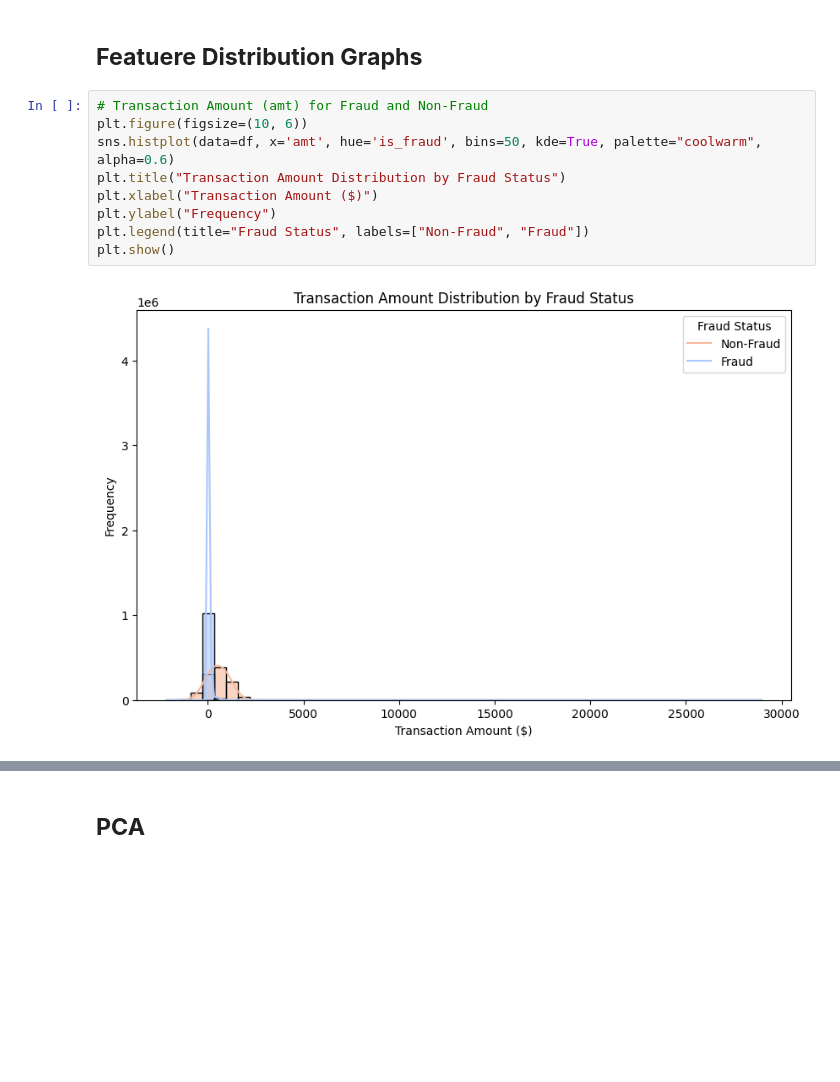
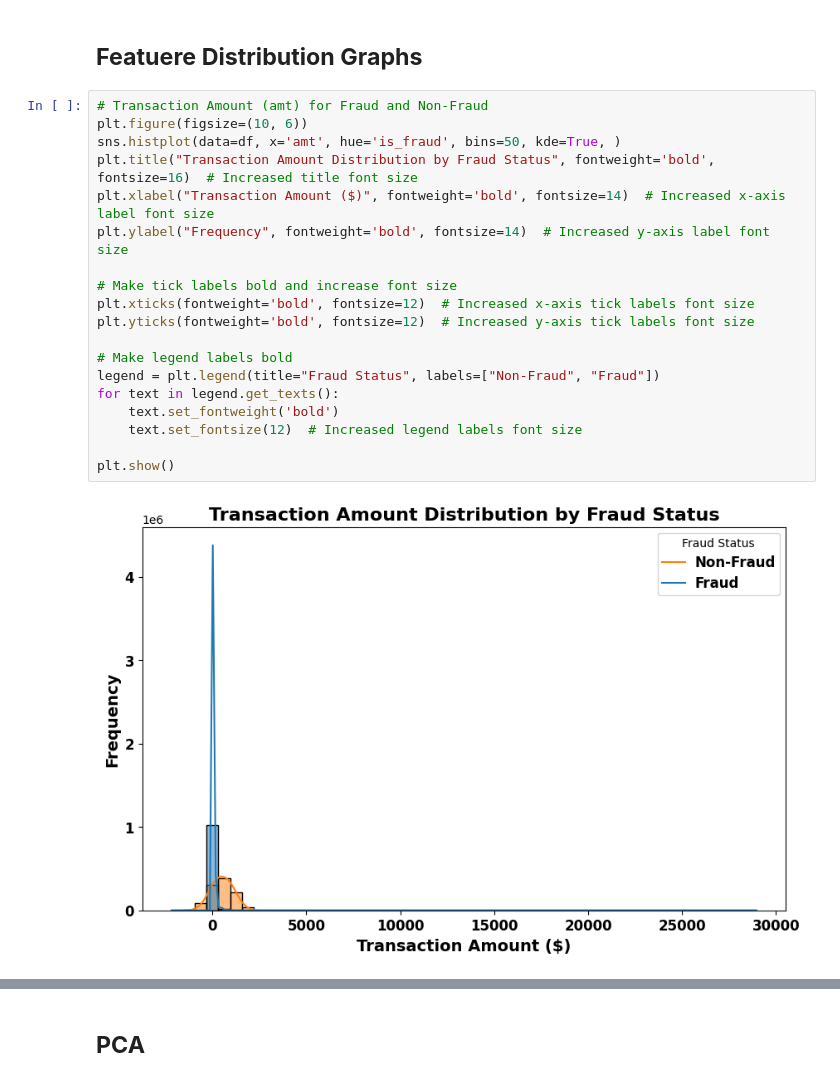
Before and after one commit to SabaIsrar/Project, a Jupyter notebook: CodeFile_Final.ipynb, the cells around one changed output, grey strips where cells are left out. Cells and saved outputs as stored; diff of their text form; blank space fills up the shorter version.

```diff
--- a/CodeFile_Final.ipynb
+++ b/CodeFile_Final.ipynb
@@ -181,14 +182,24 @@ Passing `palette` without assigning `hue` is deprecated and will be removed in v
 # %%
 # Transaction Amount (amt) for Fraud and Non-Fraud
 plt.figure(figsize=(10, 6))
-sns.histplot(data=df, x='amt', hue='is_fraud', bins=50, kde=True, palette="coolwarm", alpha=0.6)
-plt.title("Transaction Amount Distribution by Fraud Status")
-plt.xlabel("Transaction Amount ($)")
-plt.ylabel("Frequency")
-plt.legend(title="Fraud Status", labels=["Non-Fraud", "Fraud"])
+sns.histplot(data=df, x='amt', hue='is_fraud', bins=50, kde=True, )
+plt.title("Transaction Amount Distribution by Fraud Status", fontweight='bold', fontsize=16)  # Increased title font size
+plt.xlabel("Transaction Amount ($)", fontweight='bold', fontsize=14)  # Increased x-axis label font size
+plt.ylabel("Frequency", fontweight='bold', fontsize=14)  # Increased y-axis label font size
+
+# Make tick labels bold and increase font size
+plt.xticks(fontweight='bold', fontsize=12)  # Increased x-axis tick labels font size
+plt.yticks(fontweight='bold', fontsize=12)  # Increased y-axis tick labels font size
+
+# Make legend labels bold
+legend = plt.legend(title="Fraud Status", labels=["Non-Fraud", "Fraud"])
+for text in legend.get_texts():
+    text.set_fontweight('bold')
+    text.set_fontsize(12)  # Increased legend labels font size
+
 plt.show()
 # %% [output]
-[figure, old version]
+[figure, new version]
 # %%
 # Plot for Latitude (lat)
 plt.figure(figsize=(10, 6))
```
Also changed, not shown: parts of 18 cells of this notebook.
